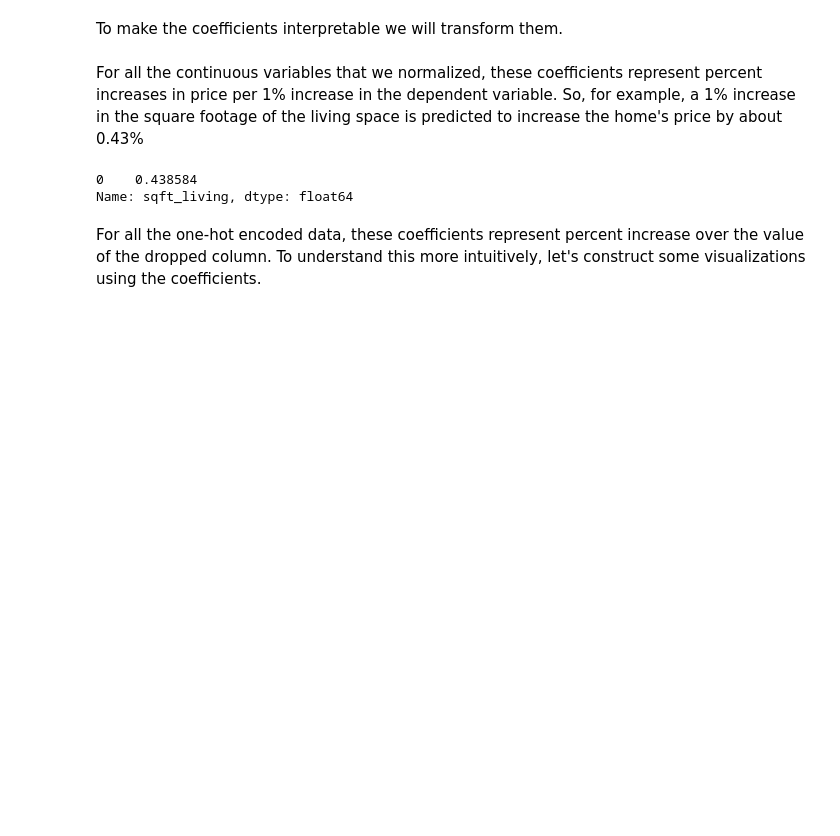
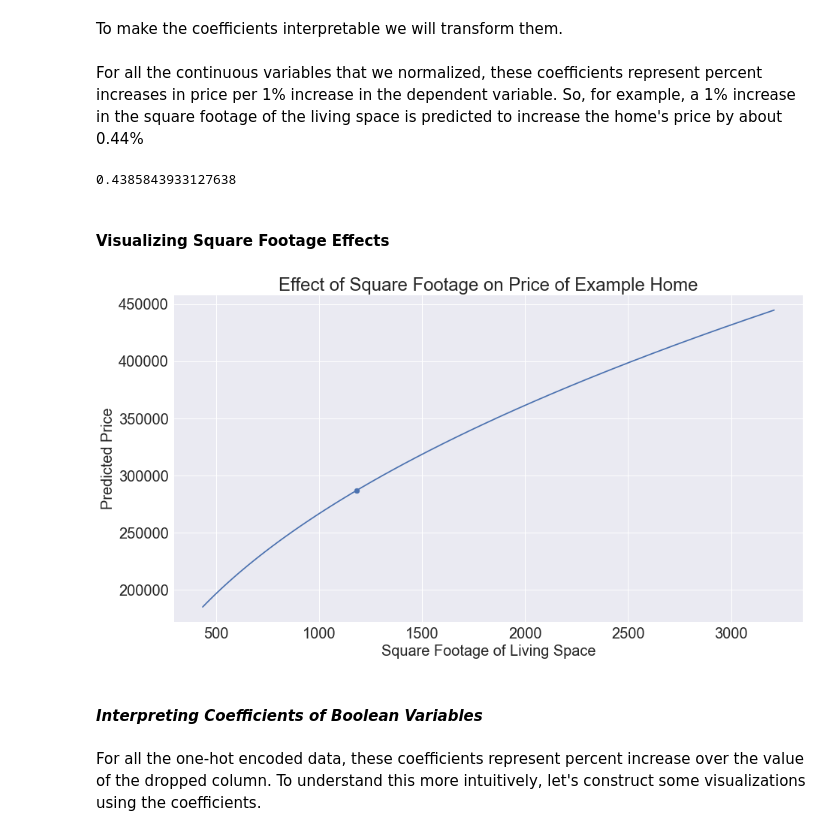
Before and after one commit to nonlocal-lia/King-County-Housing-Analysis, a Jupyter notebook: king_county_housing_analysis.ipynb, the cells around one changed output. Cells and saved outputs as stored; diff of their text form; code cells hidden in the pictures; blank space fills up the shorter version.

Commit message:
Added Visualization for sqft predictions

```diff
--- a/king_county_housing_analysis.ipynb
+++ b/king_county_housing_analysis.ipynb
@@ -1133,9 +1139,10 @@ normalized_var = set(cont_columns) - {'price'}
 for column in unnormalized_var:
     coef[column] = (coef[column].map(np.expm1))*100
 # %% [markdown]
-For all the continuous variables that we normalized, these coefficients represent percent increases in price per 1% increase in the dependent variable. So, for example, a 1% increase in the square footage of the living space is predicted to increase the home's price by about 0.43%
+For all the continuous variables that we normalized, these coefficients represent percent increases in price per 1% increase in the dependent variable. So, for example, a 1% increase in the square footage of the living space is predicted to increase the home's price by about 0.44%
-# %%
-coef['sqft_living']
-# %% [output]
-0    0.438584
-Name: sqft_living, dtype: float64
+# %%
+float(coef['sqft_living'])
+# %% [output]
+0.4385843933127638
+# %% [markdown]
+#### Visualizing Square Footage Effects
@@ -1142,3 +1160,20 @@ Name: sqft_living, dtype: float64
+# %%
+x = np.linspace(float(X_train_final[:1]['sqft_living'])-1, float(X_train_final[:1]['sqft_living'])+1)
+y = np.expm1(final_model.predict(X_train_final[:1])
+             - float(coef['sqft_living'])*float(X_train_final[:1]['sqft_living'])
+             + float(coef['sqft_living'])*x)
+x_exp = np.expm1(x)
+fig, ax = plt.subplots(figsize=(15,8))
+ax.set_xlabel("Square Footage of Living Space")
+ax.set_ylabel("Predicted Price")
+ax.set_title("Effect of Square Footage on Price of Example Home")
+ax.scatter(np.expm1(float(X_train_final[:1]['sqft_living'])), np.expm1(final_model.predict(X_train_final[:1])))
+plt.plot(x_exp,y)
+plt.savefig('images/sqft.png');
+# %% [output]
+[figure, added]
+# %% [markdown]
+#### *Interpreting Coefficients of Boolean Variables*
 # %% [markdown]
 For all the one-hot encoded data, these coefficients represent percent increase over the value of the dropped column. To understand this more intuitively, let's construct some visualizations using the coefficients.
 # %% [markdown]
```
Also changed, not shown: parts of 32 cells of this notebook, 1 other file.
